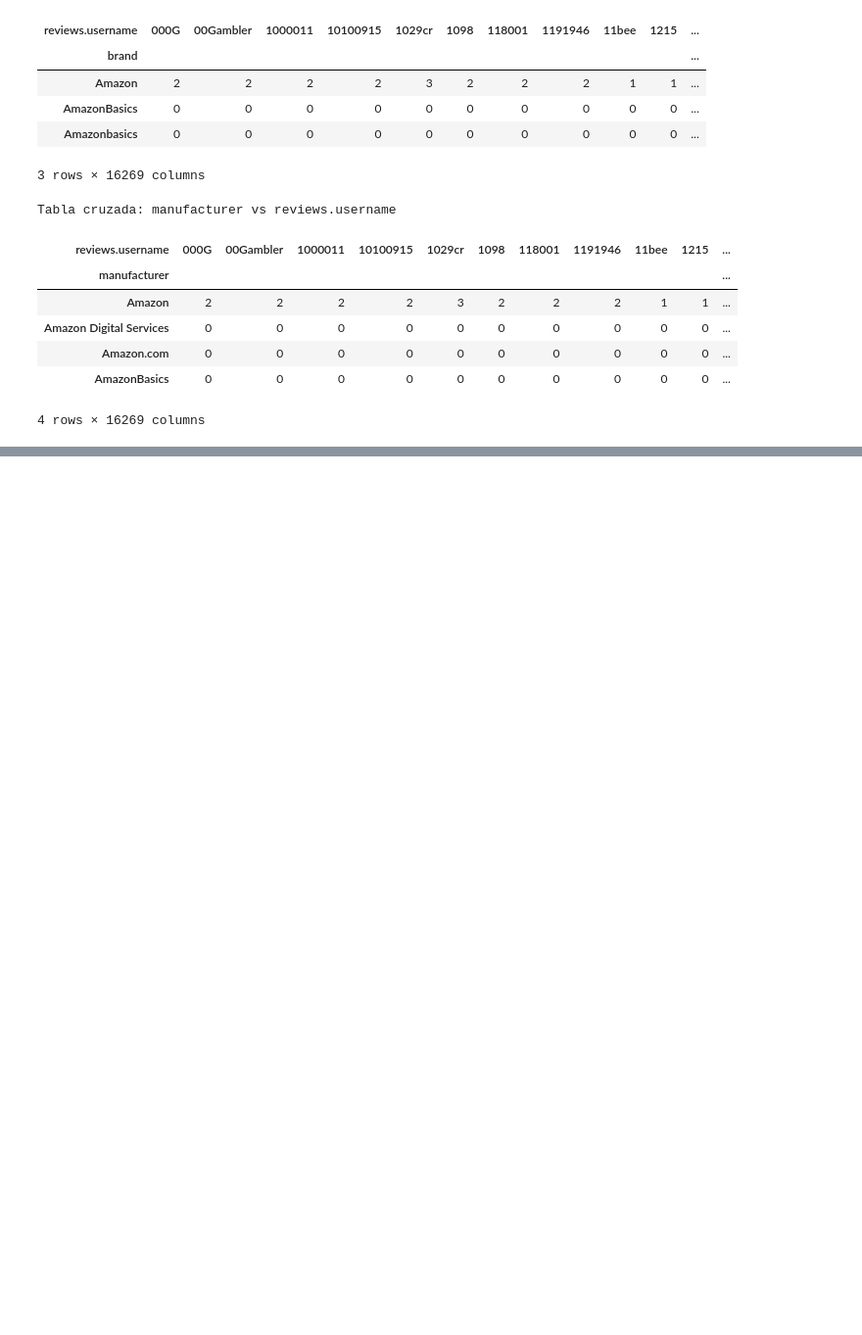
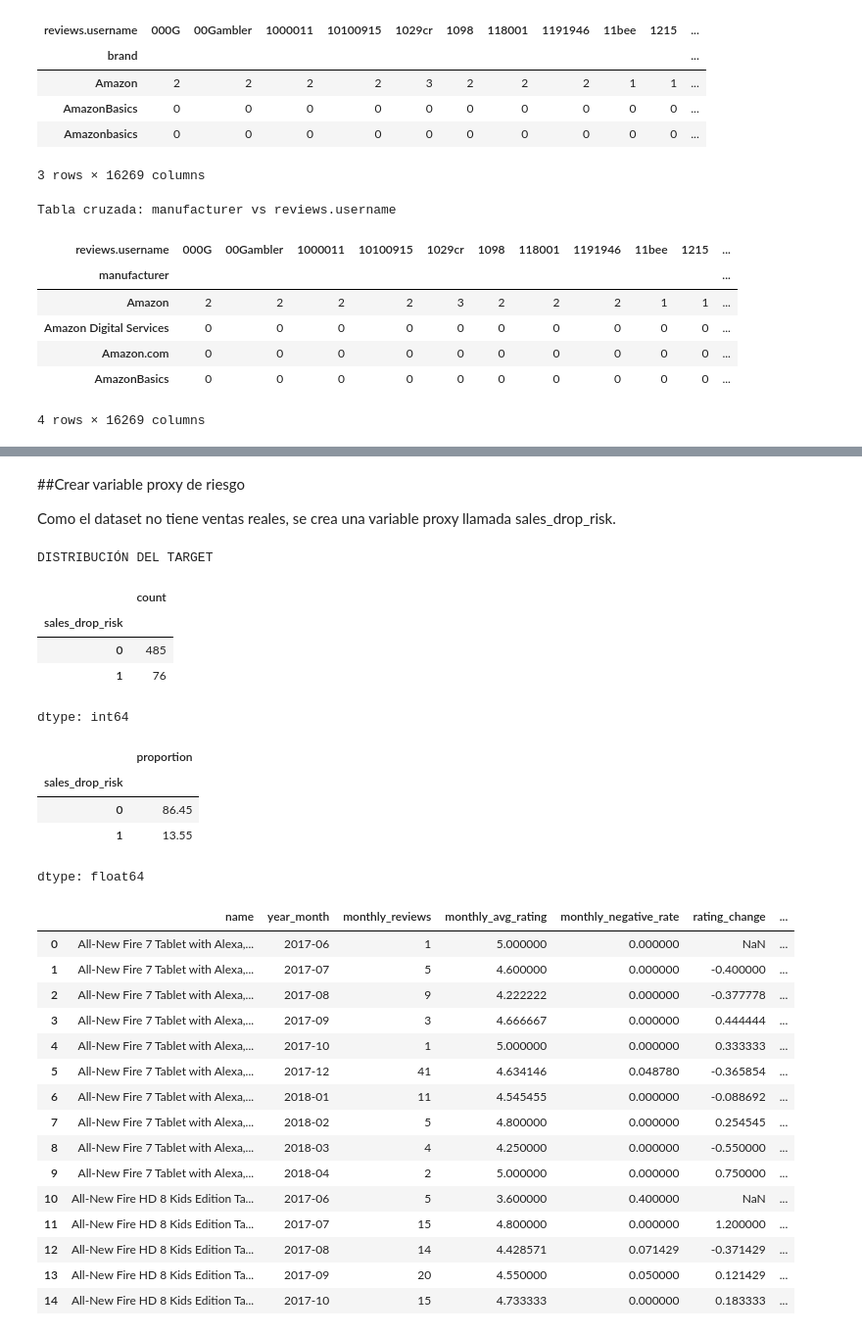
Before and after one commit to R3beAM/Proyecto-Final-Integracion, a Jupyter notebook: Evaluacion_2.ipynb, the cells around one changed output, grey strips where cells are left out. Shown at 98% size. Cells and saved outputs as stored; diff of their text form; code cells hidden in the pictures; blank space fills up the shorter version.

```diff
--- a/Evaluacion_2.ipynb
+++ b/Evaluacion_2.ipynb
@@ -328,0 +555,11 @@ Tabla cruzada: manufacturer vs reviews.username
+# %%
+final_dataset = monthly_product.merge(
+    product_features,
+    on="name",
+    how="left"
+)
+
+print("DATASET FINAL COMBINADO")
+print("Shape:", final_dataset.shape)
+print("Columnas:", final_dataset.columns.tolist())
+display(final_dataset.head())
@@ -328,0 +577,59 @@ Tabla cruzada: manufacturer vs reviews.username
+# %% [markdown]
+##Crear variable proxy de riesgo
+
+Como el dataset no tiene ventas reales, se crea una variable proxy llamada sales_drop_risk.
+# %%
+final_dataset["sales_drop_risk"] = np.where(
+    (
+        (final_dataset["rating_change"] <= -0.5) |
+        (final_dataset["negative_rate_change"] >= 0.10) |
+        (final_dataset["rolling_3m_negative_rate"] >= 0.15) |
+        (final_dataset["monthly_avg_rating"] < 4.0)
+    ),
+    1,
+    0
+)
+
+print("DISTRIBUCIÓN DEL TARGET")
+display(final_dataset["sales_drop_risk"].value_counts())
+display((final_dataset["sales_drop_risk"].value_counts(normalize=True) * 100).round(2))
+
+display(final_dataset[[
+    "name",
+    "year_month",
+    "monthly_reviews",
+    "monthly_avg_rating",
+    "monthly_negative_rate",
+    "rating_change",
+    "negative_rate_change",
+    "rolling_3m_negative_rate",
+    "sales_drop_risk"
+]].head(15))
+# %% [output]
+DISTRIBUCIÓN DEL TARGET
+|  | count |
+| sales_drop_risk |  |
+| 0 | 485 |
+| 1 | 76 |
+dtype: int64
+|  | proportion |
+| sales_drop_risk |  |
+| 0 | 86.45 |
+| 1 | 13.55 |
+dtype: float64
+|  | name | year_month | monthly_reviews | monthly_avg_rating | monthly_negative_rate | rating_change | ... |
+| 0 | All-New Fire 7 Tablet with Alexa,... | 2017-06 | 1 | 5.000000 | 0.000000 | NaN | ... |
+| 1 | All-New Fire 7 Tablet with Alexa,... | 2017-07 | 5 | 4.600000 | 0.000000 | -0.400000 | ... |
+| 2 | All-New Fire 7 Tablet with Alexa,... | 2017-08 | 9 | 4.222222 | 0.000000 | -0.377778 | ... |
+| 3 | All-New Fire 7 Tablet with Alexa,... | 2017-09 | 3 | 4.666667 | 0.000000 | 0.444444 | ... |
+| 4 | All-New Fire 7 Tablet with Alexa,... | 2017-10 | 1 | 5.000000 | 0.000000 | 0.333333 | ... |
+| 5 | All-New Fire 7 Tablet with Alexa,... | 2017-12 | 41 | 4.634146 | 0.048780 | -0.365854 | ... |
+| 6 | All-New Fire 7 Tablet with Alexa,... | 2018-01 | 11 | 4.545455 | 0.000000 | -0.088692 | ... |
+| 7 | All-New Fire 7 Tablet with Alexa,... | 2018-02 | 5 | 4.800000 | 0.000000 | 0.254545 | ... |
+| 8 | All-New Fire 7 Tablet with Alexa,... | 2018-03 | 4 | 4.250000 | 0.000000 | -0.550000 | ... |
+| 9 | All-New Fire 7 Tablet with Alexa,... | 2018-04 | 2 | 5.000000 | 0.000000 | 0.750000 | ... |
+| 10 | All-New Fire HD 8 Kids Edition Ta... | 2017-06 | 5 | 3.600000 | 0.400000 | NaN | ... |
+| 11 | All-New Fire HD 8 Kids Edition Ta... | 2017-07 | 15 | 4.800000 | 0.000000 | 1.200000 | ... |
+| 12 | All-New Fire HD 8 Kids Edition Ta... | 2017-08 | 14 | 4.428571 | 0.071429 | -0.371429 | ... |
+| 13 | All-New Fire HD 8 Kids Edition Ta... | 2017-09 | 20 | 4.550000 | 0.050000 | 0.121429 | ... |
+| 14 | All-New Fire HD 8 Kids Edition Ta... | 2017-10 | 15 | 4.733333 | 0.000000 | 0.183333 | ... |
```
Also changed, not shown: parts of 8 cells of this notebook.
